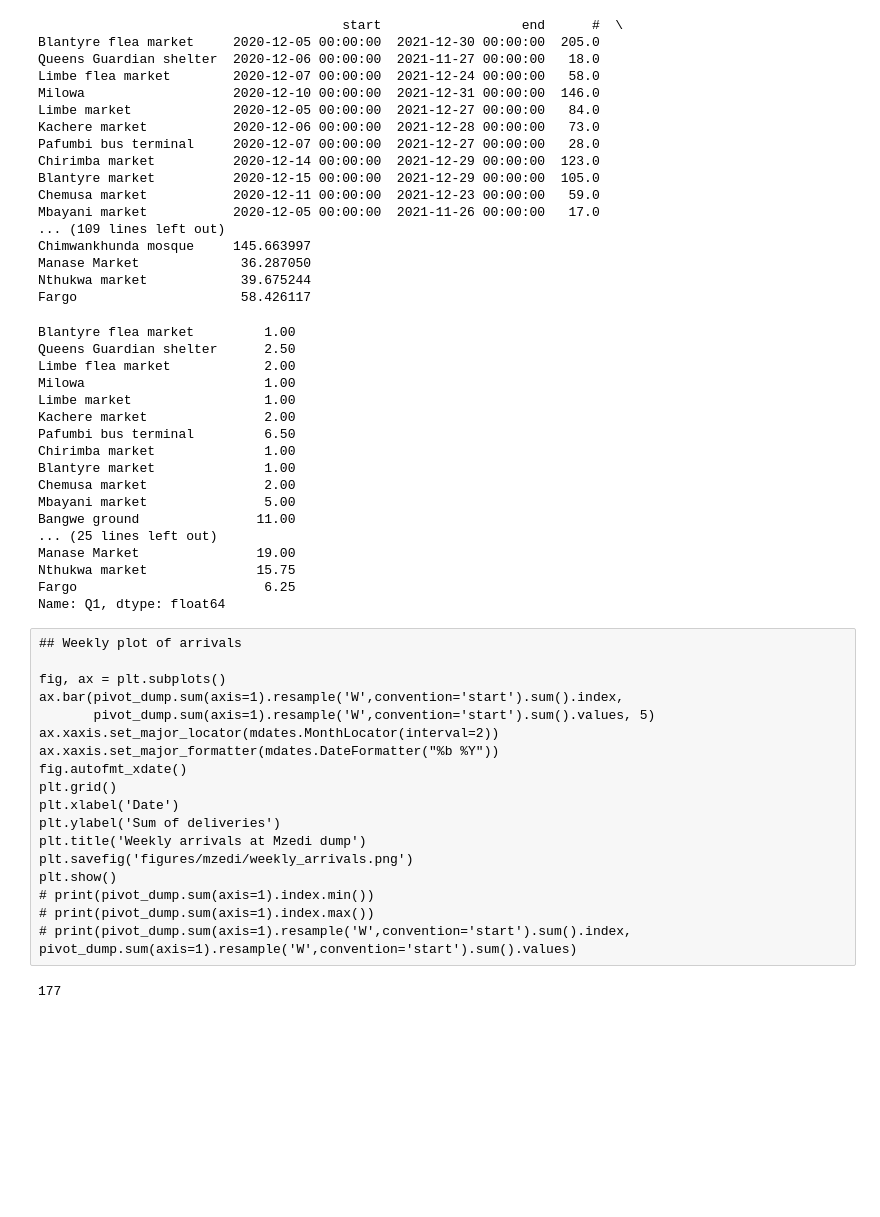
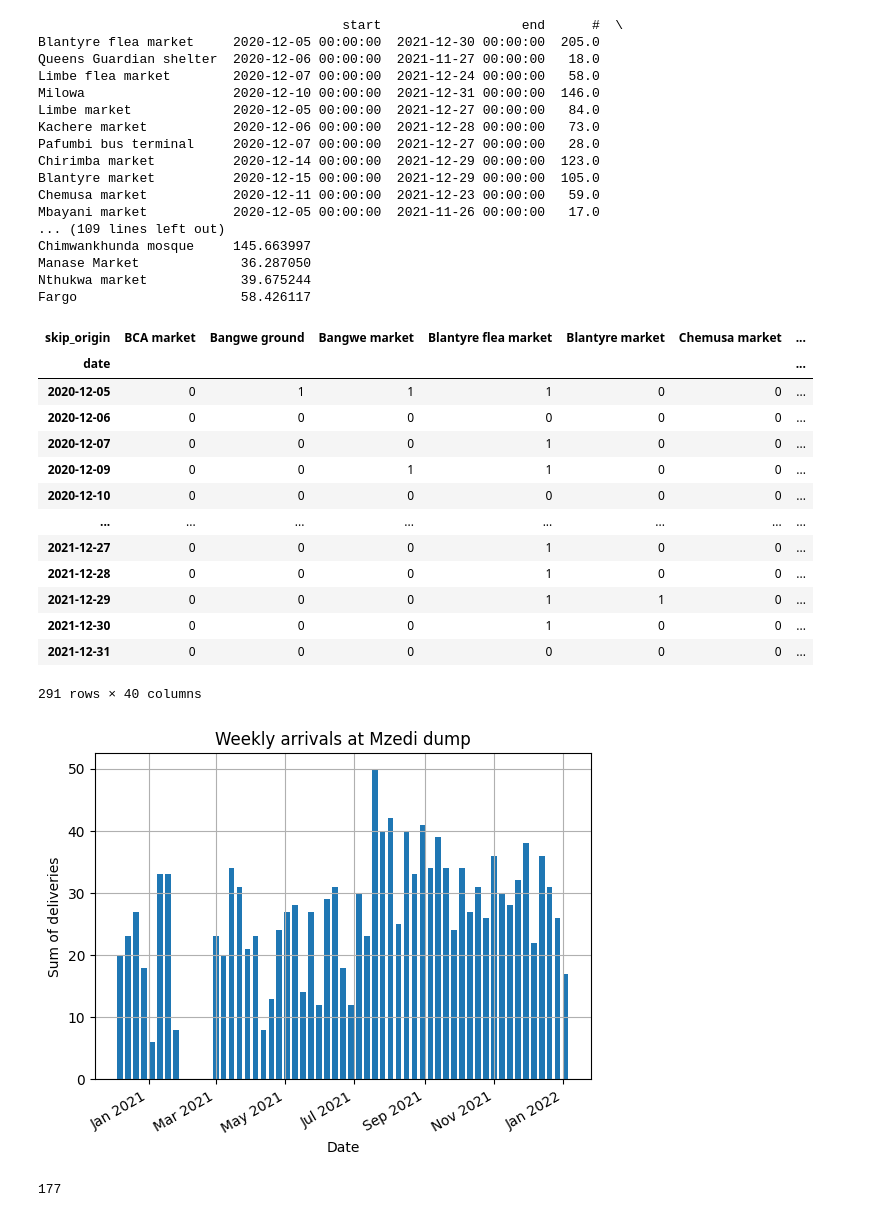
Before and after one commit to Global-Health-Engineering/2022-msc-sem-proj-nseemann, a Jupyter notebook: src/Analysis_jupyter/dump_deliveries_analysis.ipynb, the cells around one changed output. Cells and saved outputs as stored; diff of their text form; code cells hidden in the pictures; blank space fills up the shorter version.

```diff
--- a/src/Analysis_jupyter/dump_deliveries_analysis.ipynb
+++ b/src/Analysis_jupyter/dump_deliveries_analysis.ipynb
@@ -176,43 +181,42 @@ Manase Market             36.287050
 Nthukwa market            39.675244
 Fargo                     58.426117
 # %%
-skip_data_stats.Q1
+pivot_dump
 # %% [output]
+| skip_origin | BCA market | Bangwe ground | Bangwe market | Blantyre flea market | Blantyre market | Chemusa market | ... |
+| date |  |  |  |  |  |  | ... |
+| 2020-12-05 | 0 | 1 | 1 | 1 | 0 | 0 | ... |
+| 2020-12-06 | 0 | 0 | 0 | 0 | 0 | 0 | ... |
+| 2020-12-07 | 0 | 0 | 0 | 1 | 0 | 0 | ... |
+| 2020-12-09 | 0 | 0 | 1 | 1 | 0 | 0 | ... |
+| 2020-12-10 | 0 | 0 | 0 | 0 | 0 | 0 | ... |
+| ... | ... | ... | ... | ... | ... | ... | ... |
+| 2021-12-27 | 0 | 0 | 0 | 1 | 0 | 0 | ... |
+| 2021-12-28 | 0 | 0 | 0 | 1 | 0 | 0 | ... |
+| 2021-12-29 | 0 | 0 | 0 | 1 | 1 | 0 | ... |
+| 2021-12-30 | 0 | 0 | 0 | 1 | 0 | 0 | ... |
+| 2021-12-31 | 0 | 0 | 0 | 0 | 0 | 0 | ... |
-Blantyre flea market         1.00
-Queens Guardian shelter      2.50
-Limbe flea market            2.00
-Milowa                       1.00
-Limbe market                 1.00
-Kachere market               2.00
-Pafumbi bus terminal         6.50
-Chirimba market              1.00
-Blantyre market              1.00
-Chemusa market               2.00
-Mbayani market               5.00
-Bangwe ground               11.00
-... (25 lines left out)
-Manase Market               19.00
-Nthukwa market              15.75
-Fargo                        6.25
-Name: Q1, dtype: float64
+291 rows × 40 columns
-# %% [raw]
-## Weekly plot of arrivals
-
-fig, ax = plt.subplots()
-ax.bar(pivot_dump.sum(axis=1).resample('W',convention='start').sum().index,
-       pivot_dump.sum(axis=1).resample('W',convention='start').sum().values, 5)
-ax.xaxis.set_major_locator(mdates.MonthLocator(interval=2))
-ax.xaxis.set_major_formatter(mdates.DateFormatter("%b %Y"))
-fig.autofmt_xdate()
-plt.grid()
-plt.xlabel('Date')
-plt.ylabel('Sum of deliveries')
-plt.title('Weekly arrivals at Mzedi dump')
-plt.savefig('figures/mzedi/weekly_arrivals.png')
-plt.show()
-# print(pivot_dump.sum(axis=1).index.min())
-# print(pivot_dump.sum(axis=1).index.max())
-# print(pivot_dump.sum(axis=1).resample('W',convention='start').sum().index, pivot_dump.sum(axis=1).resample('W',convention='start').sum().values)
+# %%
+## Weekly plot of arrivals
+
+fig, ax = plt.subplots()
+ax.bar(pivot_dump.sum(axis=1).resample('W-MON',convention='start').sum().index,
+       pivot_dump.sum(axis=1).resample('W-MON',convention='start').sum().values, 5)
+ax.xaxis.set_major_locator(mdates.MonthLocator(interval=2))
+ax.xaxis.set_major_formatter(mdates.DateFormatter("%b %Y"))
+fig.autofmt_xdate()
+plt.grid()
+plt.xlabel('Date')
+plt.ylabel('Sum of deliveries')
+plt.title('Weekly arrivals at Mzedi dump')
+plt.savefig('figures/mzedi/weekly_arrivals.png')
+plt.show()
+# print(pivot_dump.sum(axis=1).index.min())
+# print(pivot_dump.sum(axis=1).index.max())
+# print(pivot_dump.sum(axis=1).resample('W',convention='start').sum().index, pivot_dump.sum(axis=1).resample('W',convention='start').sum().values)
+# %% [output]
+[figure, added]
 # %%
 dump_arrival.date.to_list().index(pd.Timestamp('2021-01-20 00:00:00'))
 # %% [output]
```
Also changed, not shown: parts of 1 cell of this notebook, 12 other files.
